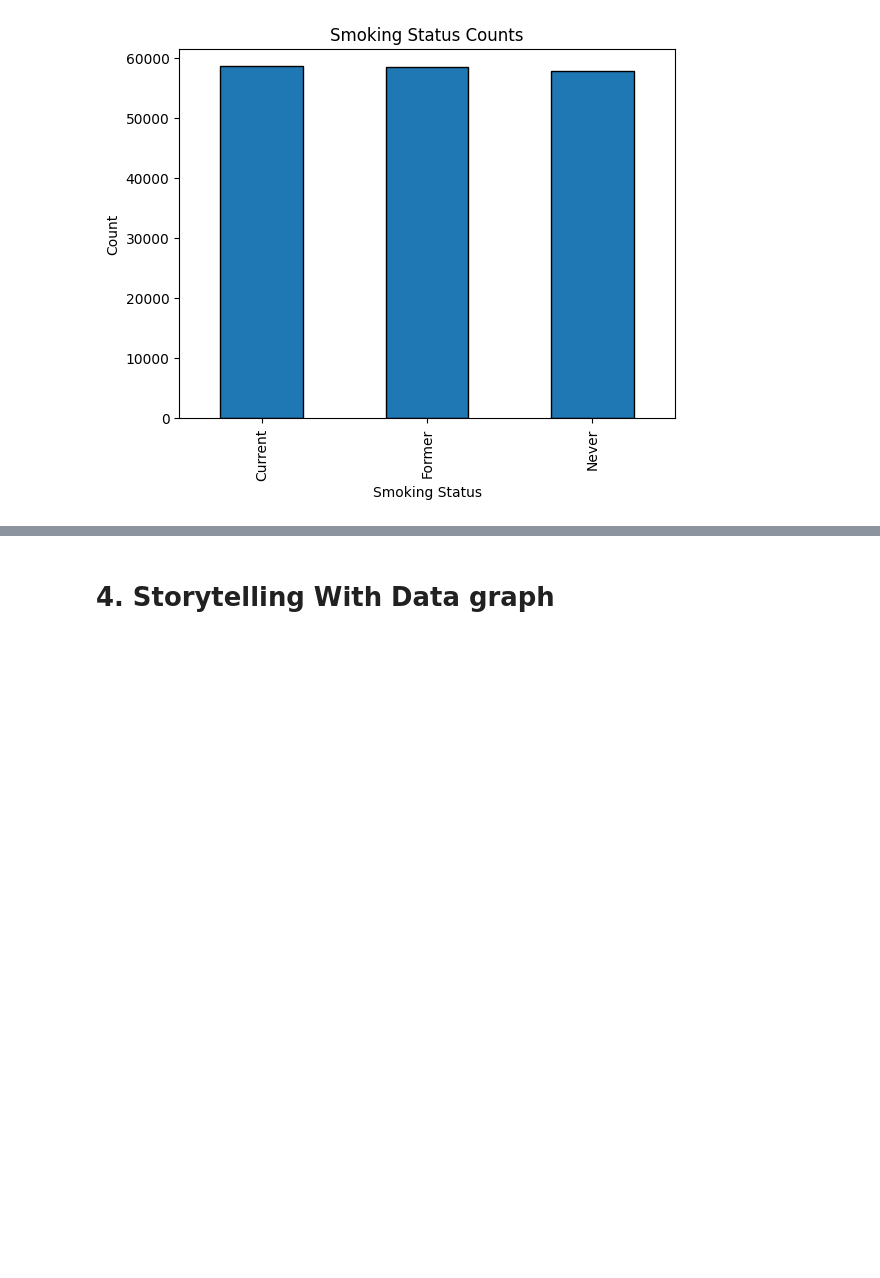
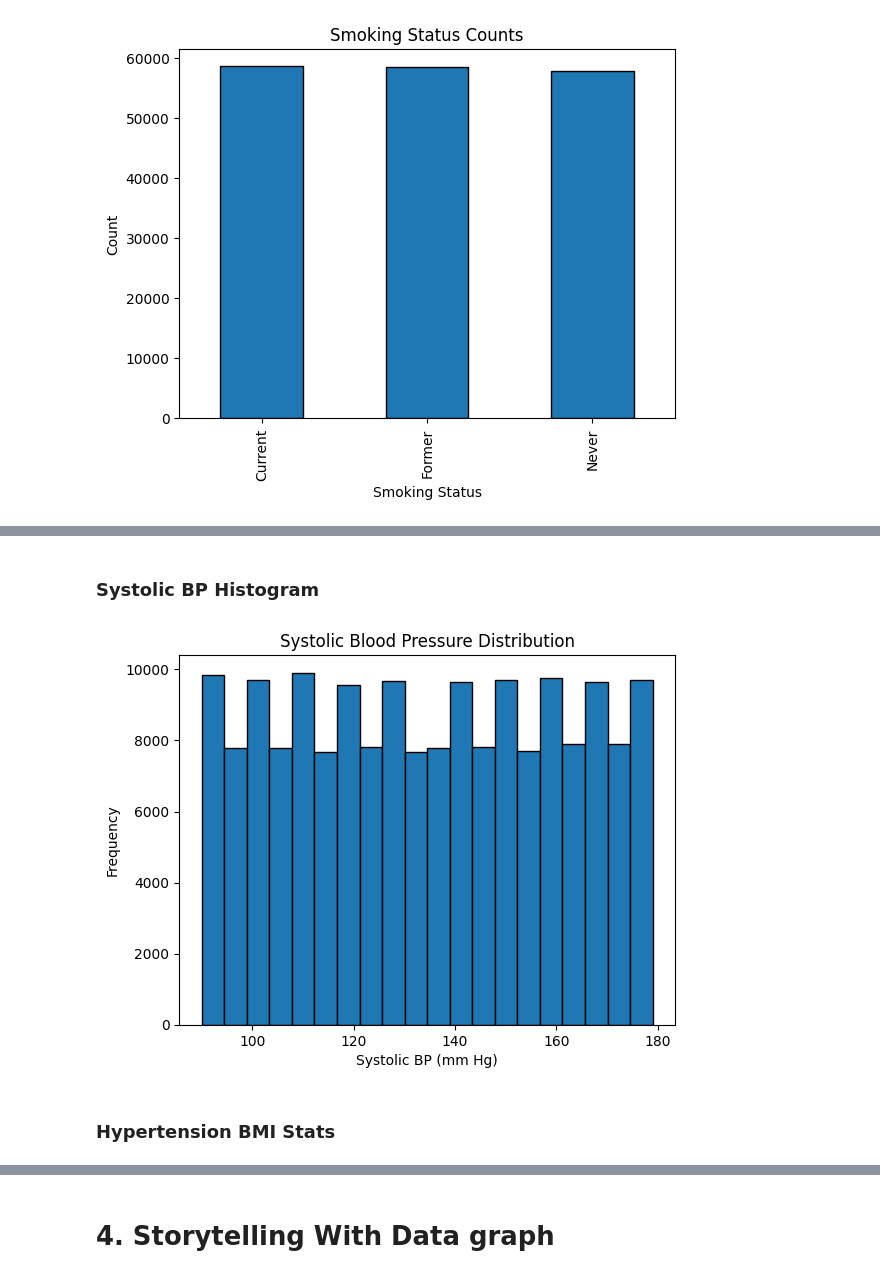
Before and after one commit to ellethibedeau/Mod2-ElleThibedeau, a Jupyter notebook: Week4.ipynb, the cells around one changed output, grey strips where cells are left out. Saved outputs shown, nothing was run; the diff lists cells and outputs as text; code cells hidden in the pictures; blank space fills up the shorter version.

```diff
--- a/Week4.ipynb
+++ b/Week4.ipynb
@@ -213 +235,13 @@ plt.show()
+# %% [markdown]
+### Systolic BP Histogram
+# %%
+plt.hist(df_hypertension["Systolic_BP"], bins=20, edgecolor='black')
+plt.title("Systolic Blood Pressure Distribution")
+plt.xlabel("Systolic BP (mm Hg)")
+plt.ylabel("Frequency")
+plt.show()
+# %% [output]
+[figure, added]
+# %% [markdown]
+### Hypertension BMI Stats
 # %%
```
Also changed, not shown: parts of 50 cells of this notebook, 4 other files.
